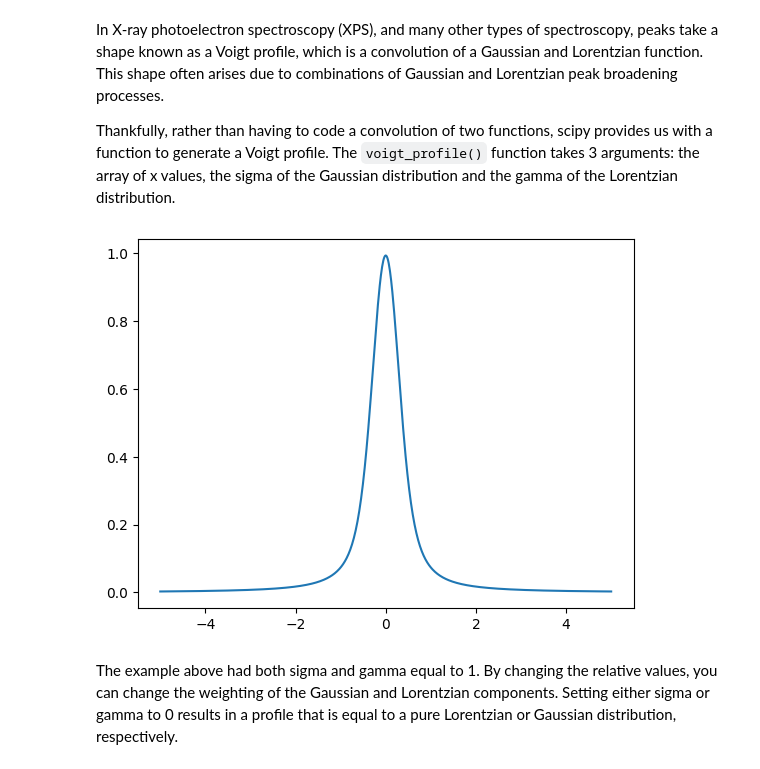
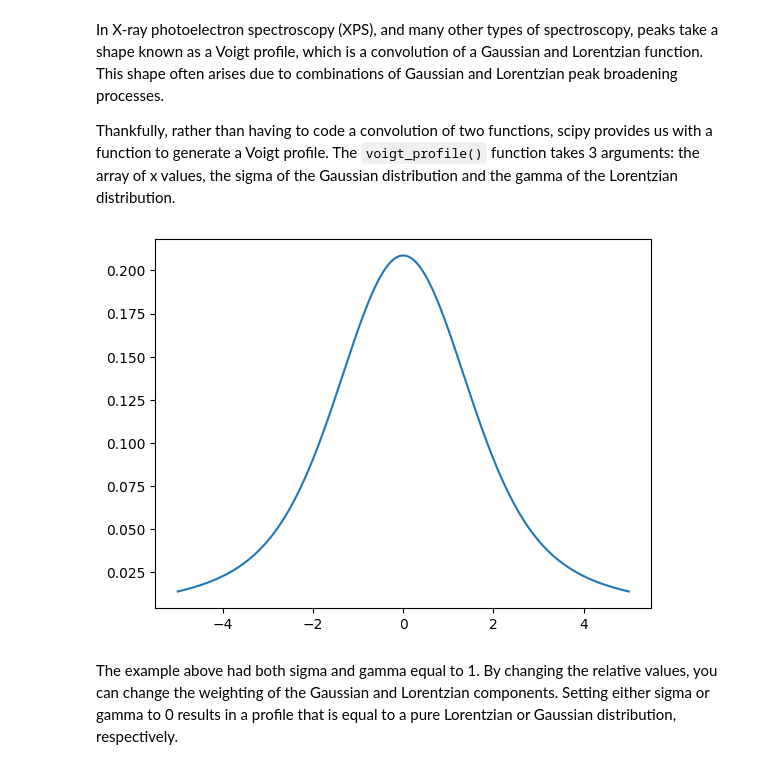
Before and after one commit to AkashHiregange/xps-peak-fitting, a Jupyter notebook: solutions/Session 4 - Peak Fitting for Spectroscopy - Morning Session solutions.ipynb, the cells around one changed output. Saved outputs shown, nothing was run; the diff lists cells and outputs as text; code cells hidden in the pictures.

```diff
--- a/solutions/Session 4 - Peak Fitting for Spectroscopy - Morning Session solutions.ipynb
+++ b/solutions/Session 4 - Peak Fitting for Spectroscopy - Morning Session solutions.ipynb
@@ -370,13 +370,13 @@ Thankfully, rather than having to code a convolution of two functions, scipy pro
 # %%
 from scipy.special import voigt_profile
 # %%
-y_voigt = voigt_profile(x, 0.21, 0.21)
+y_voigt = voigt_profile(x, 1, 1)
 
 plt.figure()
 plt.plot(x, y_voigt)
 plt.show()
 # %% [output]
-[figure, old version]
+[figure, new version]
 # %% [markdown]
 The example above had both sigma and gamma equal to 1. By changing the relative values, you can change the weighting of the Gaussian and Lorentzian components. Setting either sigma or gamma to 0 results in a profile that is equal to a pure Lorentzian or Gaussian distribution, respectively.
 # %%
```
Also changed, not shown: parts of 1 cell of this notebook.
